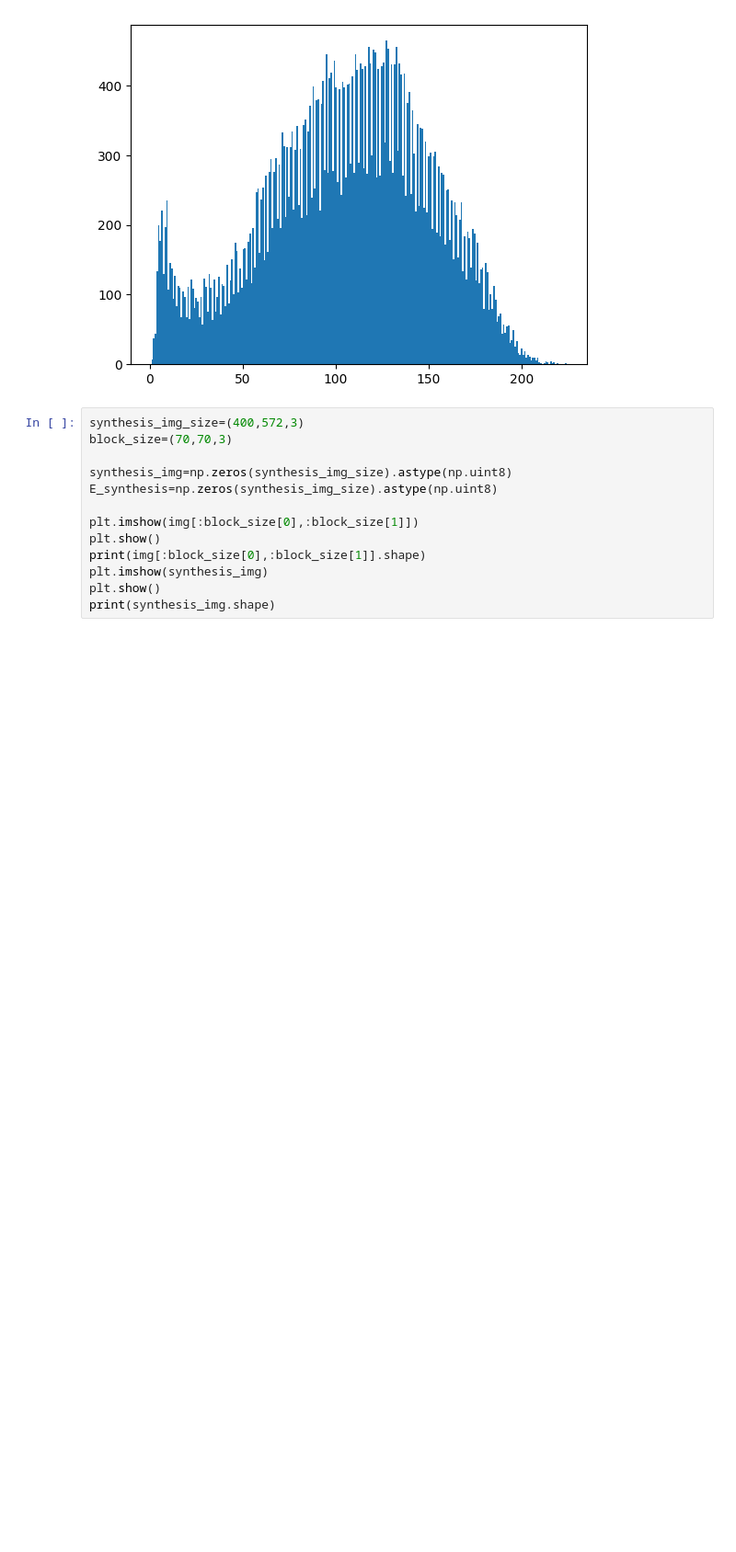
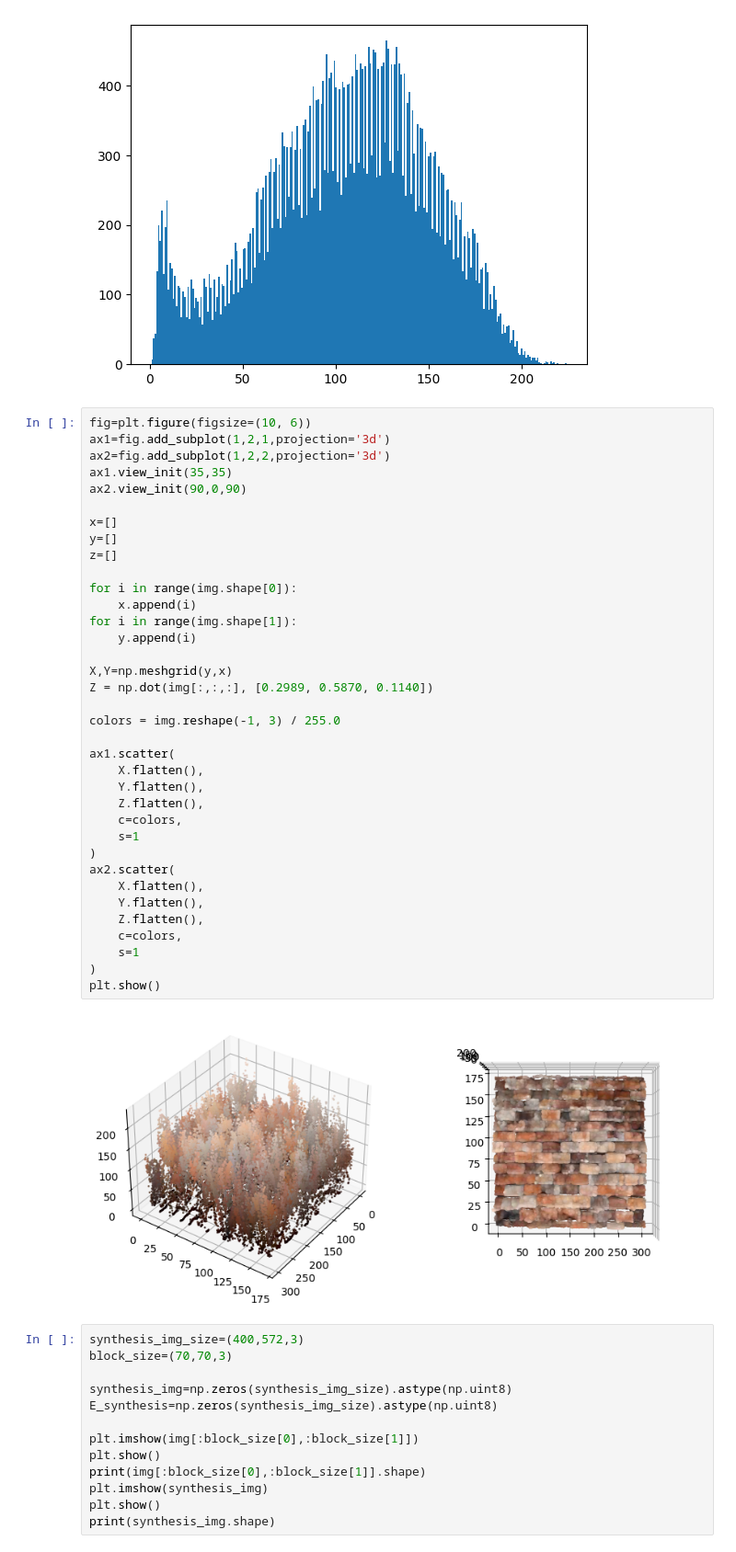
Before and after one commit to Talentedfalcon/Texture-Synthesis-and-Transfer, a Jupyter notebook: analysis.ipynb, the cells around one changed output. Shown at 92% size. Drawn from its saved outputs; the diff is of its cells as text; blank space fills up the shorter version.

Commit message:
added 3d visualization of image

```diff
--- a/analysis.ipynb
+++ b/analysis.ipynb
@@ -17,6 +17,44 @@ plt.hist(vals,bins=255)
 plt.show()
 # %% [output]
 [figure]
+# %%
+fig=plt.figure(figsize=(10, 6))
+ax1=fig.add_subplot(1,2,1,projection='3d')
+ax2=fig.add_subplot(1,2,2,projection='3d')
+ax1.view_init(35,35)
+ax2.view_init(90,0,90)
+
+x=[]
+y=[]
+z=[]
+
+for i in range(img.shape[0]):
+    x.append(i)
+for i in range(img.shape[1]):
+    y.append(i)
+
+X,Y=np.meshgrid(y,x)
+Z = np.dot(img[:,:,:], [0.2989, 0.5870, 0.1140])
+
+colors = img.reshape(-1, 3) / 255.0
+
+ax1.scatter(
+    X.flatten(),
+    Y.flatten(),
+    Z.flatten(),
+    c=colors,
+    s=1
+)
+ax2.scatter(
+    X.flatten(),
+    Y.flatten(),
+    Z.flatten(),
+    c=colors,
+    s=1
+)
+plt.show()
+# %% [output]
+[figure, added]
 # %%
 synthesis_img_size=(400,572,3)
 block_size=(70,70,3)
```
Also changed, not shown: parts of 1 cell of this notebook.
